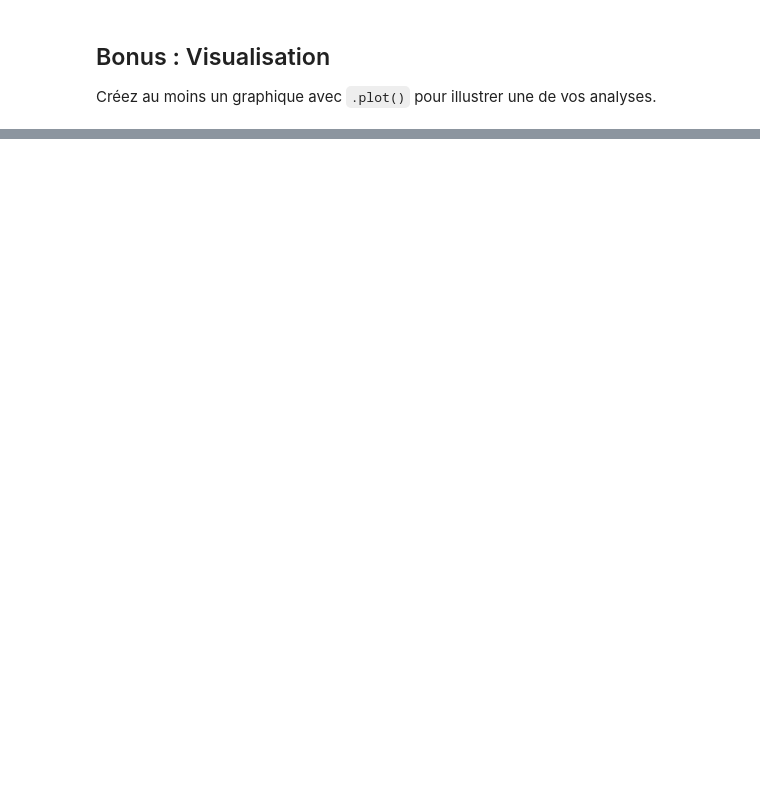
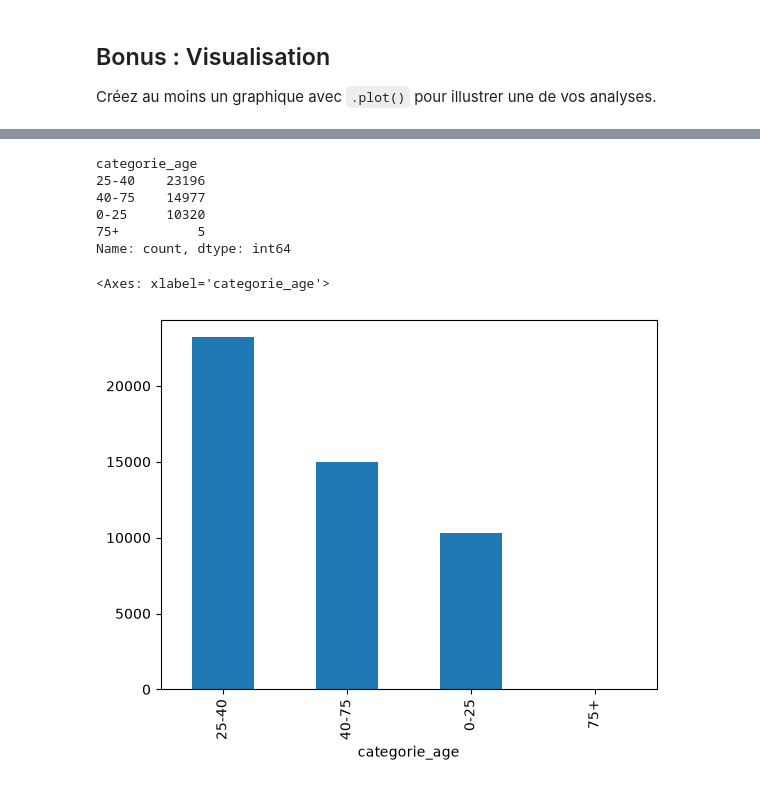
Before and after one commit to Dyls00/cours_lasalle, a Jupyter notebook: data_manipulation/02_notebooks/05_exercice_integrateur.ipynb, the cells around one changed output, grey strips where cells are left out. Drawn from its saved outputs; the diff is of its cells as text; code cells hidden in the pictures; blank space fills up the shorter version.

```diff
--- a/data_manipulation/02_notebooks/05_exercice_integrateur.ipynb
+++ b/data_manipulation/02_notebooks/05_exercice_integrateur.ipynb
@@ -79,3 +268,7 @@ Répondez à ces 5 questions sur vos données filtrées :
 # %% [markdown]
 ## Bonus : Visualisation
 Créez au moins un graphique avec `.plot()` pour illustrer une de vos analyses.
+# %%
+#creer categorie age
+sales_new = sales.copy()
+sales_new['categorie_age'] = pd.cut(sales_new['age'], bins=[0, 25,40, 75, float('inf')], labels=['0-25', '25-40', '40-75', '75+'])
@@ -82,3 +292,19 @@ Créez au moins un graphique avec `.plot()` pour illustrer une de vos analyses.
 # %%
 # Votre visualisation ici
 # Astuce : .value_counts().plot(kind='bar')
+age = sales_new['categorie_age'].value_counts()
+# %%
+#verifier age
+age
+# %% [output]
+categorie_age
+25-40    23196
+40-75    14977
+0-25     10320
+75+          5
+Name: count, dtype: int64
+# %%
+age.plot(kind='bar')
+# %% [output]
+<Axes: xlabel='categorie_age'>
+[figure, added]
```
Also changed, not shown: parts of 23 cells of this notebook, 3 other files.
